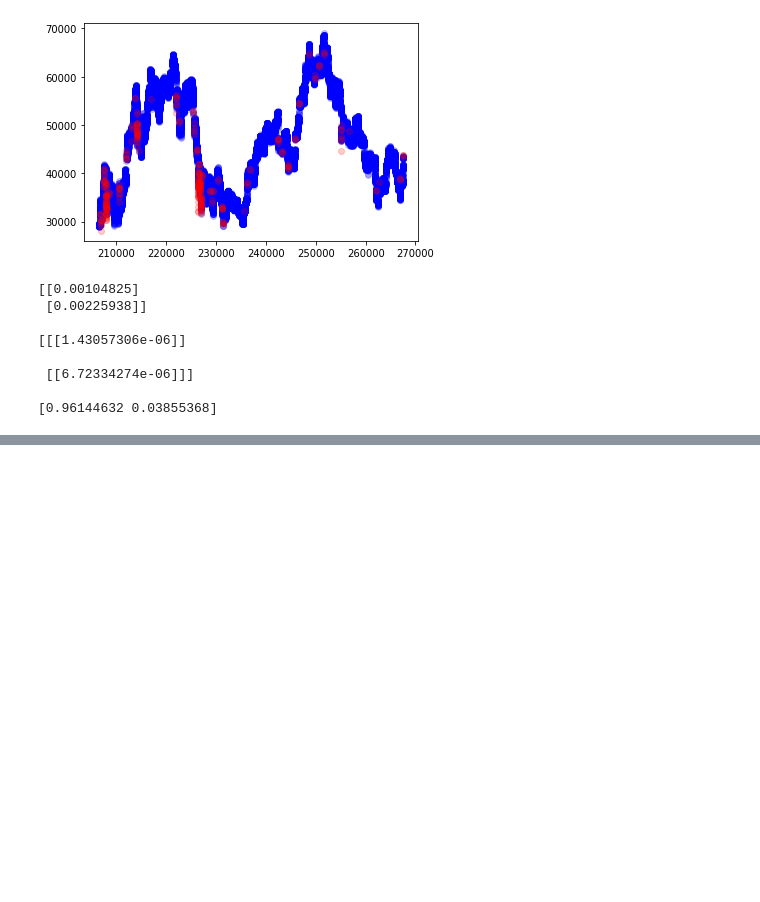
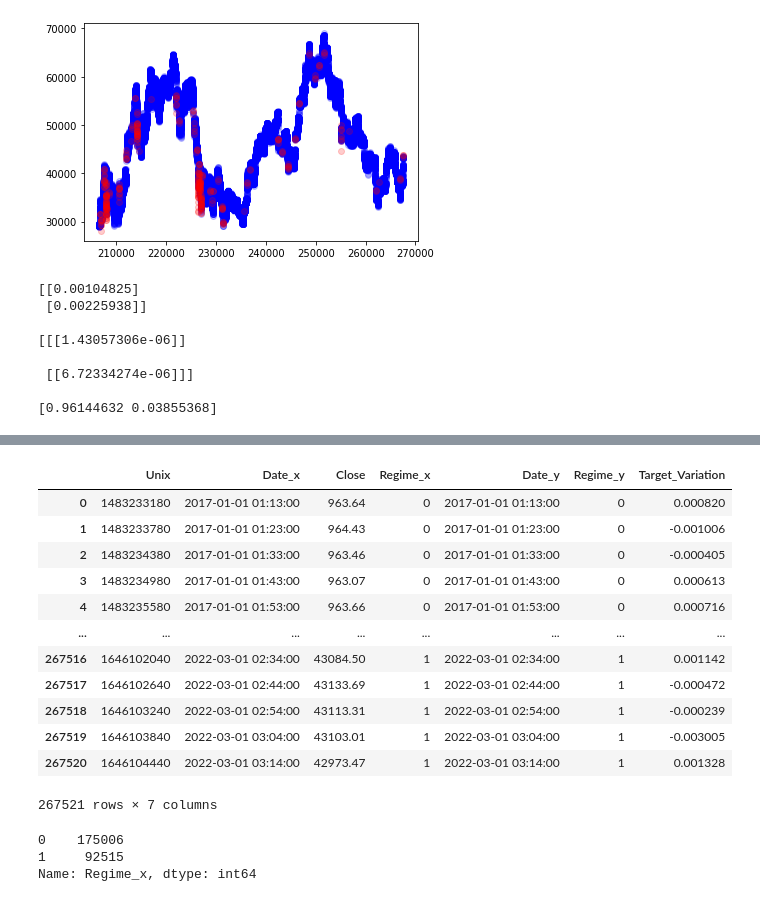
Before and after one commit to Alexis-Fauxbaton/Financial-Predictions, a Jupyter notebook: test.ipynb, the cells around one changed output, grey strips where cells are left out. Saved outputs shown, nothing was run; the diff lists cells and outputs as text; code cells hidden in the pictures; blank space fills up the shorter version.

```diff
--- a/test.ipynb
+++ b/test.ipynb
@@ -300,0 +221,23 @@ Name: RSI, Length: 267526, dtype: float64
+# %%
+merged_data = data.merge(predict, on="Unix", how="inner")
+merged_data
+# %% [output]
+|  | Unix | Date_x | Close | Regime_x | Date_y | Regime_y | Target_Variation |
+| 0 | 1483233180 | 2017-01-01 01:13:00 | 963.64 | 0 | 2017-01-01 01:13:00 | 0 | 0.000820 |
+| 1 | 1483233780 | 2017-01-01 01:23:00 | 964.43 | 0 | 2017-01-01 01:23:00 | 0 | -0.001006 |
+| 2 | 1483234380 | 2017-01-01 01:33:00 | 963.46 | 0 | 2017-01-01 01:33:00 | 0 | -0.000405 |
+| 3 | 1483234980 | 2017-01-01 01:43:00 | 963.07 | 0 | 2017-01-01 01:43:00 | 0 | 0.000613 |
+| 4 | 1483235580 | 2017-01-01 01:53:00 | 963.66 | 0 | 2017-01-01 01:53:00 | 0 | 0.000716 |
+| ... | ... | ... | ... | ... | ... | ... | ... |
+| 267516 | 1646102040 | 2022-03-01 02:34:00 | 43084.50 | 1 | 2022-03-01 02:34:00 | 1 | 0.001142 |
+| 267517 | 1646102640 | 2022-03-01 02:44:00 | 43133.69 | 1 | 2022-03-01 02:44:00 | 1 | -0.000472 |
+| 267518 | 1646103240 | 2022-03-01 02:54:00 | 43113.31 | 1 | 2022-03-01 02:54:00 | 1 | -0.000239 |
+| 267519 | 1646103840 | 2022-03-01 03:04:00 | 43103.01 | 1 | 2022-03-01 03:04:00 | 1 | -0.003005 |
+| 267520 | 1646104440 | 2022-03-01 03:14:00 | 42973.47 | 1 | 2022-03-01 03:14:00 | 1 | 0.001328 |
+267521 rows × 7 columns
+# %%
+merged_data["Regime_x"].value_counts()
+# %% [output]
+0    175006
+1     92515
+Name: Regime_x, dtype: int64
```
Also changed, not shown: parts of 38 cells of this notebook, 1 other file.
